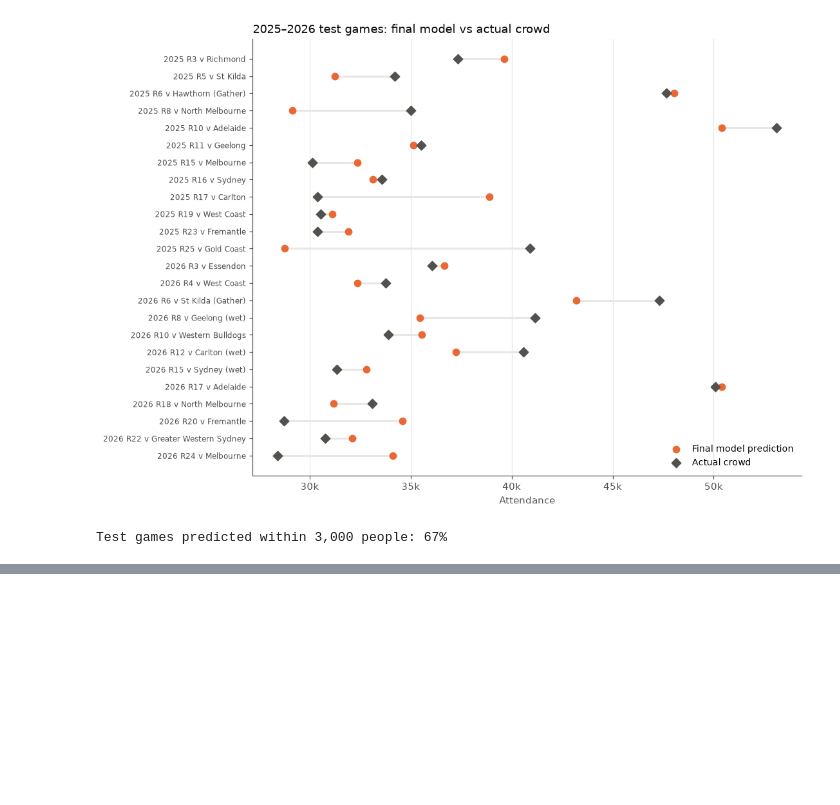
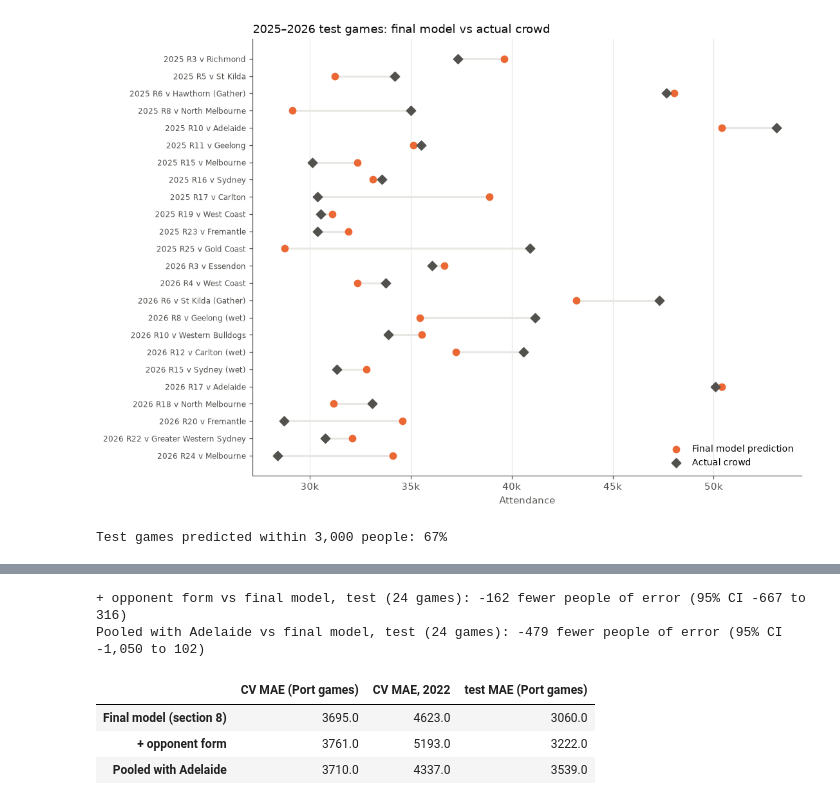
Before and after one commit to pete1729/afl-analytics, a Jupyter notebook: notebooks/09_port_home_attendance.ipynb, the cells around one changed output, grey strips where cells are left out. Saved outputs shown, nothing was run; the diff lists cells and outputs as text; code cells hidden in the pictures; blank space fills up the shorter version.

```diff
--- a/notebooks/09_port_home_attendance.ipynb
+++ b/notebooks/09_port_home_attendance.ipynb
@@ -1125,0 +1307,19 @@ Test games predicted within 3,000 people: 67%
+# %%
+MODELS9 = [("Final model (section 8)", "Wet"), ("+ opponent form", "Opp form"), ("Pooled with Adelaide", "Pooled")]
+compare9 = pd.DataFrame({
+    name: {"CV MAE (Port games)": mae(cv7[col], cv7["attendance"]),
+           "CV MAE, 2022": mae(cv7[col], cv7["attendance"], cv7["season"] == 2022),
+           "test MAE (Port games)": test5[f"abs_{col}"].mean()}
+    for name, col in MODELS9
+}).T
+for name, col in MODELS9[1:]:
+    gain, low, high = bootstrap(test5, lambda d: d["abs_Wet"].mean() - d[f"abs_{col}"].mean(), n=N_BOOT, seed=SEED)
+    print(f"{name} vs final model, test (24 games): {gain:,.0f} fewer people of error (95% CI {low:,.0f} to {high:,.0f})")
+compare9.round(0)
+# %% [output]
++ opponent form vs final model, test (24 games): -162 fewer people of error (95% CI -667 to 316)
+Pooled with Adelaide vs final model, test (24 games): -479 fewer people of error (95% CI -1,050 to 102)
+|  | CV MAE (Port games) | CV MAE, 2022 | test MAE (Port games) |
+| Final model (section 8) | 3695.0 | 4623.0 | 3060.0 |
+| + opponent form | 3761.0 | 5193.0 | 3222.0 |
+| Pooled with Adelaide | 3710.0 | 4337.0 | 3539.0 |
```
Also changed, not shown: parts of 6 cells of this notebook.
